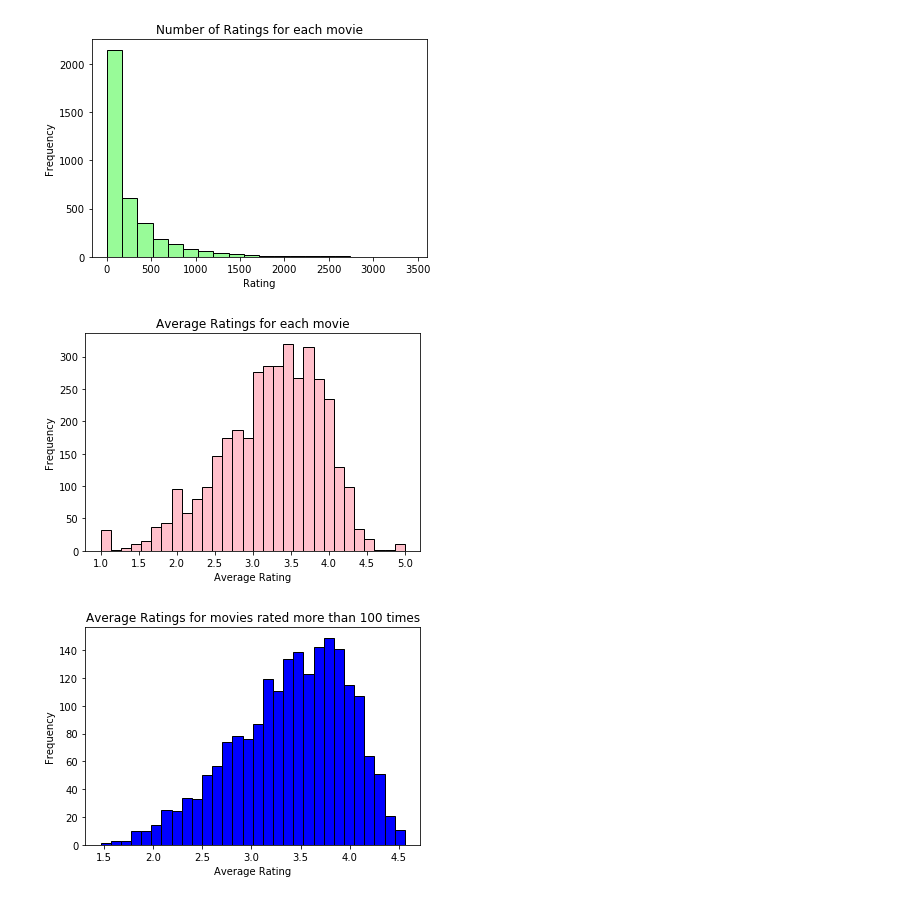
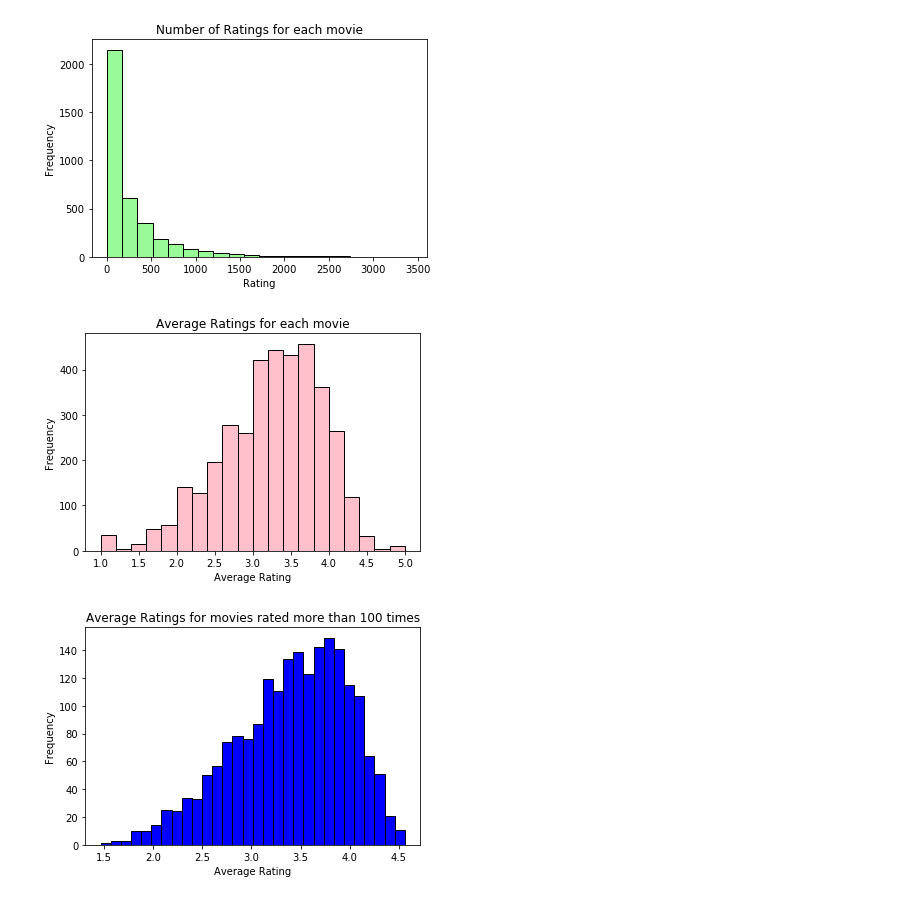
Before and after one commit to claireedanaher/DS501, a Jupyter notebook: CaseStudy2/Q2_3.ipynb, the cells around one changed output. Cells and saved outputs as stored; diff of their text form; code cells hidden in the pictures.

```diff
--- a/CaseStudy2/Q2_3.ipynb
+++ b/CaseStudy2/Q2_3.ipynb
@@ -61,15 +61,15 @@ plt.show()
 # %%
 # c. Plot a histogram of the average rating for each movie
 average_ratings=ratings_movies.groupby(by='movie_id').mean()
 
 average_ratings_for_plot=average_ratings["rating"]
-plt.hist(average_ratings_for_plot,color='pink',bins=30,edgecolor='black')
+plt.hist(average_ratings_for_plot,color='pink',bins=20,edgecolor='black')
 plt.xlabel("Average Rating")
 plt.ylabel("Frequency")
 plt.title("Average Ratings for each movie")
 plt.show()
 # %% [output]
-[figure, old version]
+[figure, new version]
 # %%
 # d. Plot a histogram of the average rating for movies which are rated more than 100 times.
 
```
Also changed, not shown: parts of 3 cells of this notebook.
